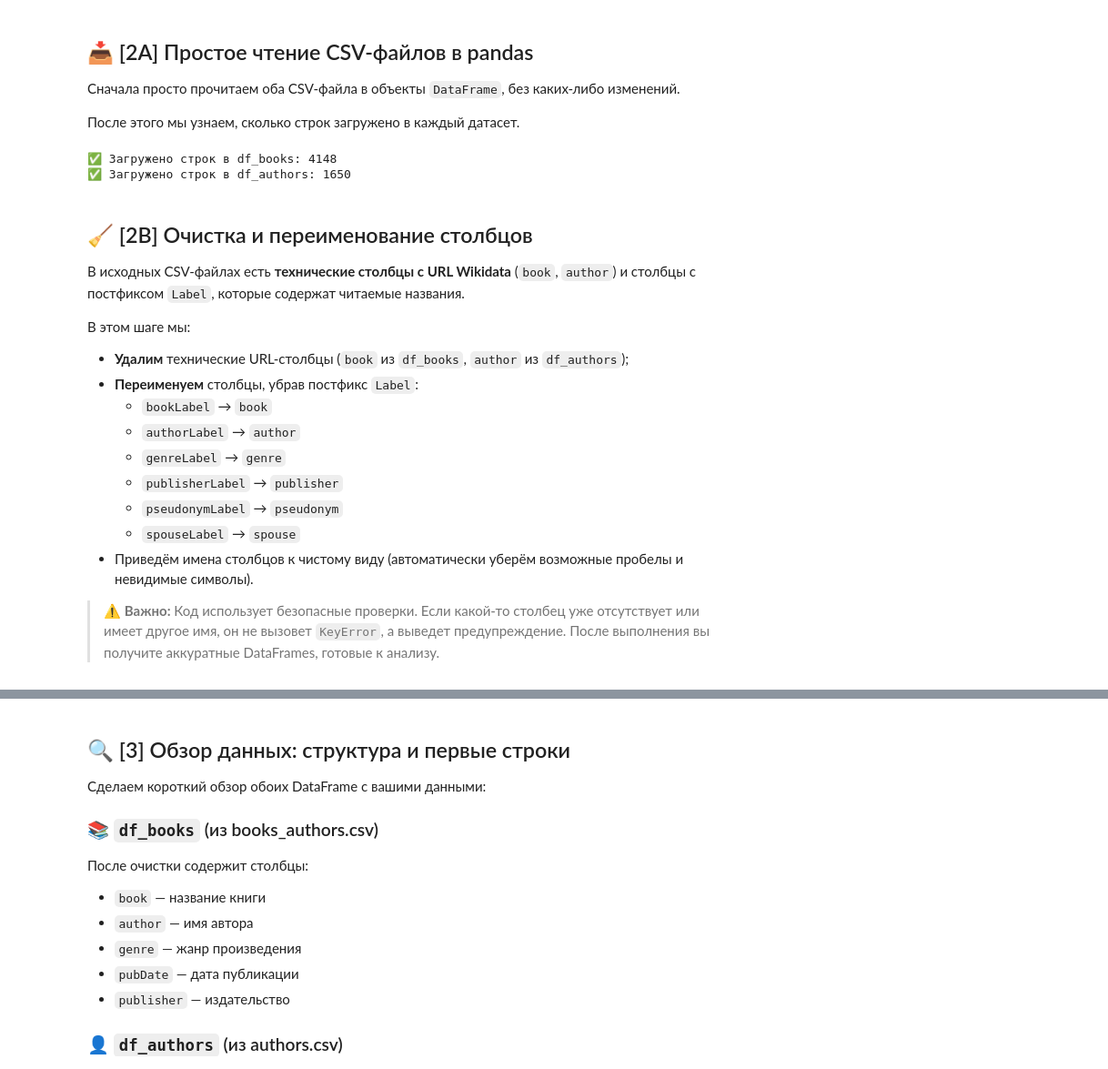
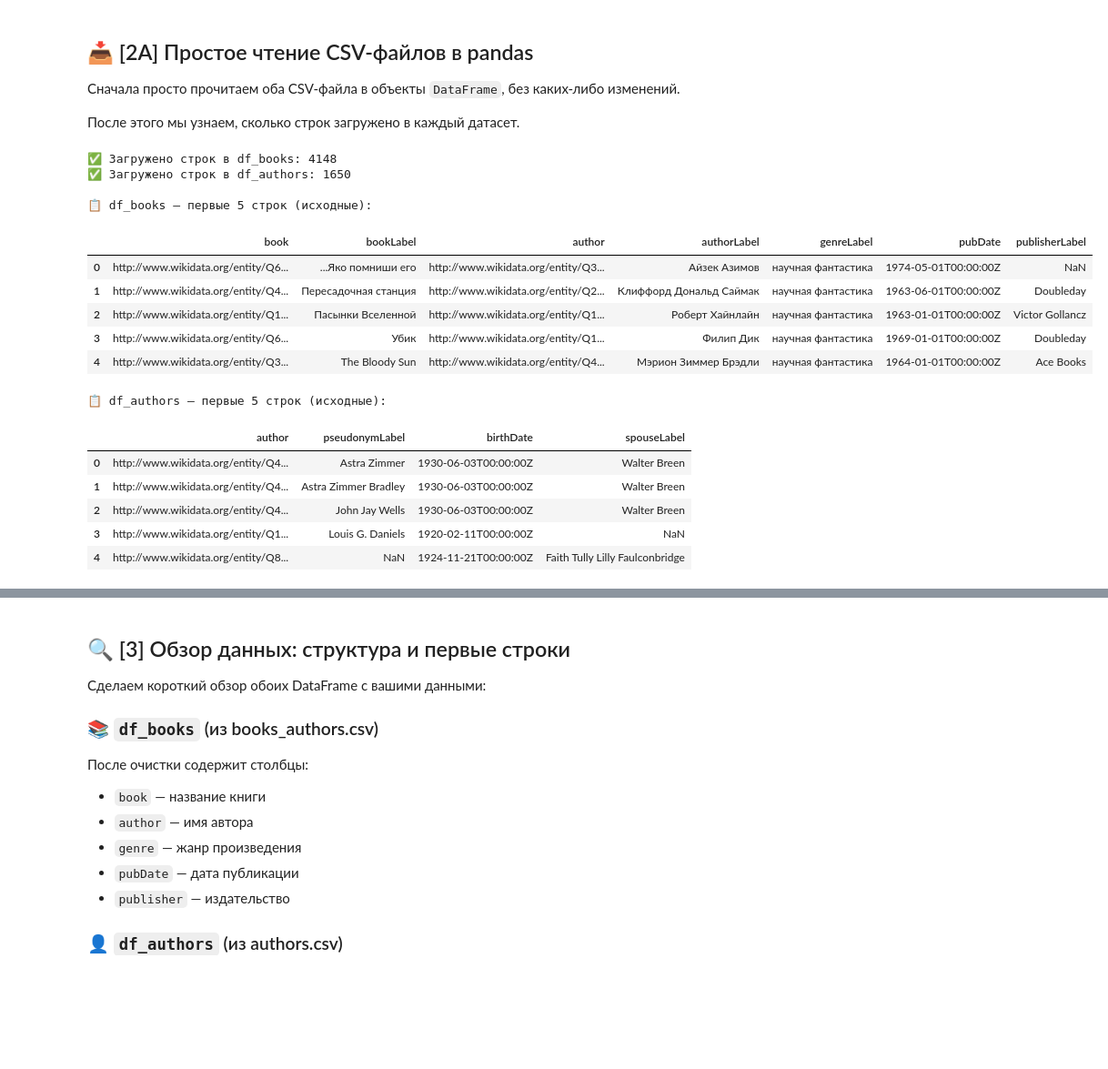
Before and after one commit to a-nastasiamoiseeva/python-ai-Moiseeva-Anastasia, a Jupyter notebook: notebooks/week2b_read_csv.ipynb, the cells around one changed output, grey strips where cells are left out. Shown at 91% size. Cells and saved outputs as stored; diff of their text form; code cells hidden in the pictures; blank space fills up the shorter version.

```diff
--- a/notebooks/week2b_read_csv.ipynb
+++ b/notebooks/week2b_read_csv.ipynb
@@ -43,48 +48,54 @@ print("✅ Репозиторий готов, теперь мы работаем
 
 После этого мы узнаем, сколько строк загружено в каждый датасет.
 # %%
-# 🐱 Шаг 2A. Чтение CSV-файлов в pandas (ИСПРАВЛЕННАЯ ВЕРСИЯ)
-import pandas as pd
+# 🐱 Шаг 2A. Чтение CSV-файлов в pandas
 
+# Читаем файлы с базовыми параметрами для надёжного парсинга
 df_books = pd.read_csv(
     "data/books_authors.csv",
     sep=",",
     encoding="utf-8",
-    skipinitialspace=True,  # убирает пробелы после запятых
-    on_bad_lines="skip"     # пропускает строки с битой структурой
+    skipinitialspace=True,      # убирает пробелы после запятых
+    on_bad_lines="skip"         # пропускает строки с битой структурой
 )
 
 df_authors = pd.read_csv(
     "data/authors.csv",
     sep=",",
     encoding="utf-8",
     skipinitialspace=True,
     on_bad_lines="skip"
 )
 
-# Гарантируем чистые заголовки
+# Гарантируем чистые заголовки (убираем скрытые пробелы в именах столбцов)
 df_books.columns = df_books.columns.str.strip()
 df_authors.columns = df_authors.columns.str.strip()
 
+# Базовая информация о размере данных
 print("✅ Загружено строк в df_books:", len(df_books))
 print("✅ Загружено строк в df_authors:", len(df_authors))
+
+# 🔍 «Первый взгляд на коробку с деталями»: показываем сырые данные до любых преобразований
+print("\n📋 df_books — первые 5 строк (исходные):")
+display(df_books.head())
+
+print("\n📋 df_authors — первые 5 строк (исходные):")
+display(df_authors.head())
 # %% [output]
 ✅ Загружено строк в df_books: 4148
 ✅ Загружено строк в df_authors: 1650
+
+📋 df_books — первые 5 строк (исходные):
+|  | book | bookLabel | author | authorLabel | genreLabel | pubDate | publisherLabel |
+| 0 | http://www.wikidata.org/entity/Q6... | ...Яко помниши его | http://www.wikidata.org/entity/Q3... | Айзек Азимов | научная фантастика | 1974-05-01T00:00:00Z | NaN |
+| 1 | http://www.wikidata.org/entity/Q4... | Пересадочная станция | http://www.wikidata.org/entity/Q2... | Клиффорд Дональд Саймак | научная фантастика | 1963-06-01T00:00:00Z | Doubleday |
+| 2 | http://www.wikidata.org/entity/Q1... | Пасынки Вселенной | http://www.wikidata.org/entity/Q1... | Роберт Хайнлайн | научная фантастика | 1963-01-01T00:00:00Z | Victor Gollancz |
+| 3 | http://www.wikidata.org/entity/Q6... | Убик | http://www.wikidata.org/entity/Q1... | Филип Дик | научная фантастика | 1969-01-01T00:00:00Z | Doubleday |
+| 4 | http://www.wikidata.org/entity/Q3... | The Bloody Sun | http://www.wikidata.org/entity/Q4... | Мэрион Зиммер Брэдли | научная фантастика | 1964-01-01T00:00:00Z | Ace Books |
+📋 df_authors — первые 5 строк (исходные):
+|  | author | pseudonymLabel | birthDate | spouseLabel |
+| 0 | http://www.wikidata.org/entity/Q4... | Astra Zimmer | 1930-06-03T00:00:00Z | Walter Breen |
+| 1 | http://www.wikidata.org/entity/Q4... | Astra Zimmer Bradley | 1930-06-03T00:00:00Z | Walter Breen |
+| 2 | http://www.wikidata.org/entity/Q4... | John Jay Wells | 1930-06-03T00:00:00Z | Walter Breen |
+| 3 | http://www.wikidata.org/entity/Q1... | Louis G. Daniels | 1920-02-11T00:00:00Z | NaN |
+| 4 | http://www.wikidata.org/entity/Q8... | NaN | 1924-11-21T00:00:00Z | Faith Tully Lilly Faulconbridge |
-# %% [markdown]
-## 🧹 [2B] Очистка и переименование столбцов
-
-В исходных CSV-файлах есть **технические столбцы с URL Wikidata** (`book`, `author`) и столбцы с постфиксом `Label`, которые содержат читаемые названия.
-
-В этом шаге мы:
-- **Удалим** технические URL-столбцы (`book` из `df_books`, `author` из `df_authors`);
-- **Переименуем** столбцы, убрав постфикс `Label`:
-  - `bookLabel` → `book`
-  - `authorLabel` → `author`
-  - `genreLabel` → `genre`
-  - `publisherLabel` → `publisher`
-  - `pseudonymLabel` → `pseudonym`
-  - `spouseLabel` → `spouse`
-- Приведём имена столбцов к чистому виду (автоматически уберём возможные пробелы и невидимые символы).
-
-> ⚠️ **Важно:** Код использует безопасные проверки. Если какой-то столбец уже отсутствует или имеет другое имя, он не вызовет `KeyError`, а выведет предупреждение. После выполнения вы получите аккуратные DataFrames, готовые к анализу.
```
Also changed, not shown: parts of 18 cells of this notebook.
